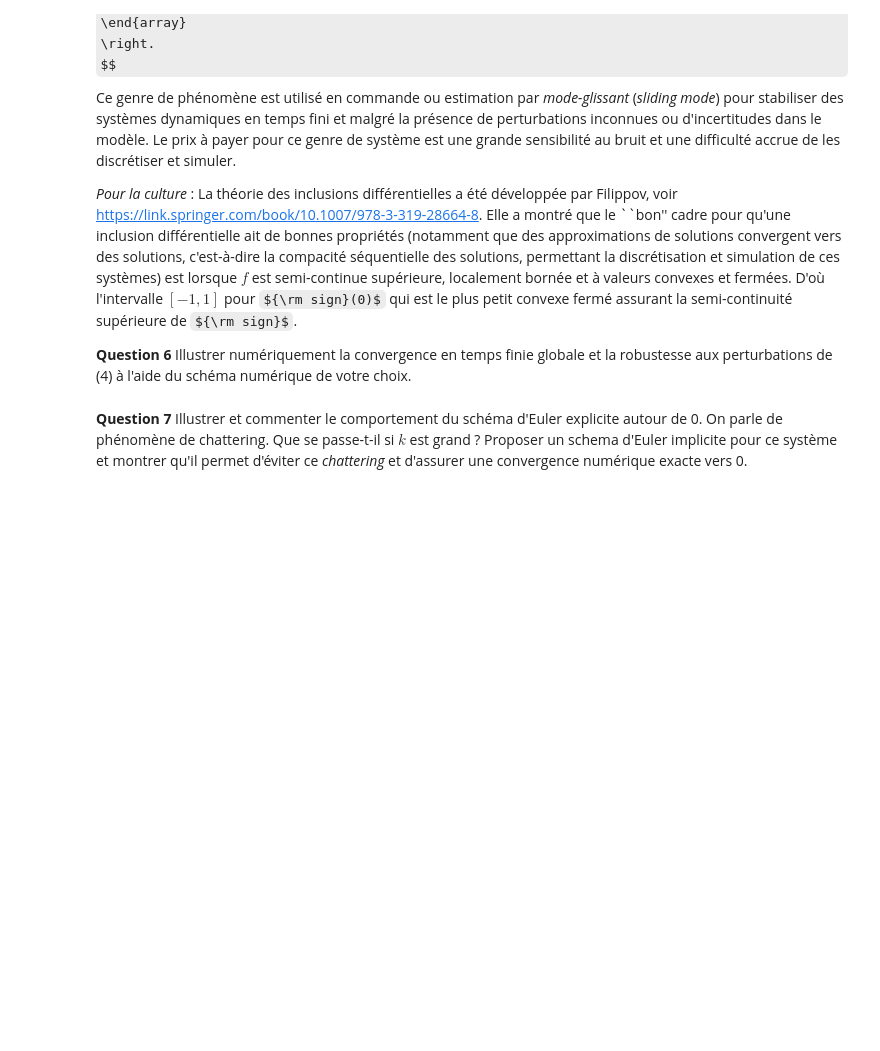
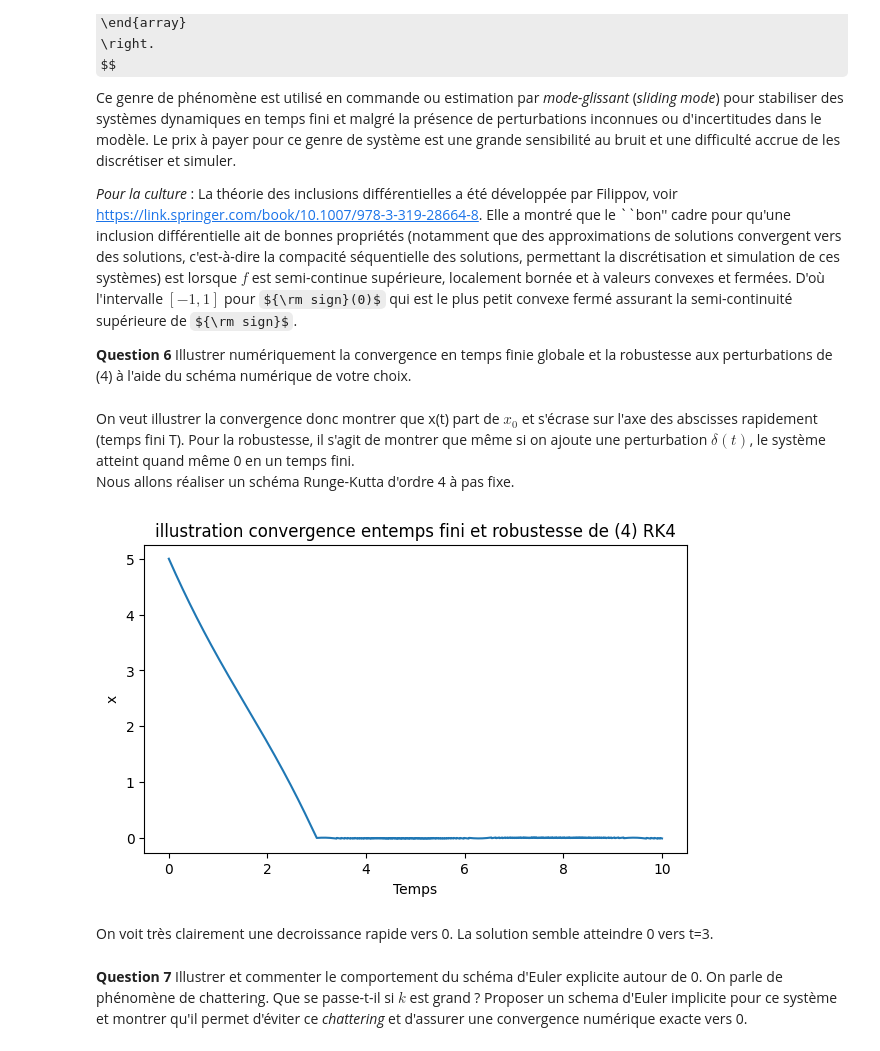
Before and after one commit to eleonoredt/projet_info_UE11, a Jupyter notebook: Projet - Equations Différentielles - 2025(1).ipynb, the cells around one changed output. Drawn from its saved outputs; the diff is of its cells as text; code cells hidden in the pictures; some formulas as TeX source; blank space fills up the shorter version.

```diff
--- a/Projet - Equations Différentielles - 2025(1).ipynb
+++ b/Projet - Equations Différentielles - 2025(1).ipynb
@@ -182,5 +183,42 @@ Ce genre de phénomène est utilisé en commande ou estimation par *mode-glissan
 
 
 **Question 6** Illustrer numériquement la convergence en temps finie globale et la robustesse aux perturbations de (4) à l'aide du schéma numérique de votre choix.
+# %% [markdown]
+On veut illustrer la convergence donc montrer que x(t) part de $x_0$ et s'écrase sur l'axe des abscisses rapidement (temps fini T). Pour la robustesse, il s'agit de montrer que même si on ajoute une perturbation $\delta (t)$, le système atteint quand même 0 en un temps fini.
+Nous allons réaliser un schéma Runge-Kutta d'ordre 4 à pas fixe.
+# %%
+def RK4(f, x0, t0, tf, dt):
+    time = np.arange(t0, tf+dt, dt) # on crée le vecteur temps avec t0 temps initial, tf temps final et dt intervalle de temps
+    time[0]=t0
+    N = len(time)
+    sol = np.zeros(N) # on fait une liste de 0 pour la solution, cas x appartient à R peut etre faire si un vecteur...
+    sol[0] = x0 #on initialise
+    for j in range (N-1):
+        F1 = f(time[j],sol[j])
+        F2 = f(time[j]+(dt/2), sol[j]+(dt/2)*F1)
+        F3 = f(time[j]+(dt/2), sol[j]+(dt/2)*F2)
+        F4 = f(time[j]+dt, sol[j]+dt*F3)
+        sol[j+1] = sol[j]+dt*(F1+2*F2+2*F3+F4)/6
+    return time,sol
+# %%
+#avant de definir la fonction f on doit definir la perturbation delta t
+#on donne un gain k
+k = 2
+def delta(t):
+    return 0.5*np.sin(t)
+def f_perturbation(t,x):
+    return -k * np.sign(x) +delta(t)
+
+t,x = RK4(f_perturbation, x0=5, t0=0, tf=10, dt=0.01)
+
+plt.plot(t,x)
+plt.title('illustration convergence entemps fini et robustesse de (4) RK4')
+plt.xlabel('Temps')
+plt.ylabel('x')
+plt.show()
+# %% [output]
+[figure, added]
+# %% [markdown]
+On voit très clairement une decroissance rapide vers 0. La solution semble atteindre 0 vers t=3.
 # %% [markdown]
 **Question 7** Illustrer et commenter le comportement du schéma d'Euler explicite autour de 0. On parle de phénomène de chattering. Que se passe-t-il si $k$ est grand ? Proposer un schema d'Euler implicite pour ce système et montrer qu'il permet d'éviter ce *chattering* et d'assurer une convergence numérique exacte vers 0.
```
Also changed, not shown: parts of 9 cells of this notebook.
